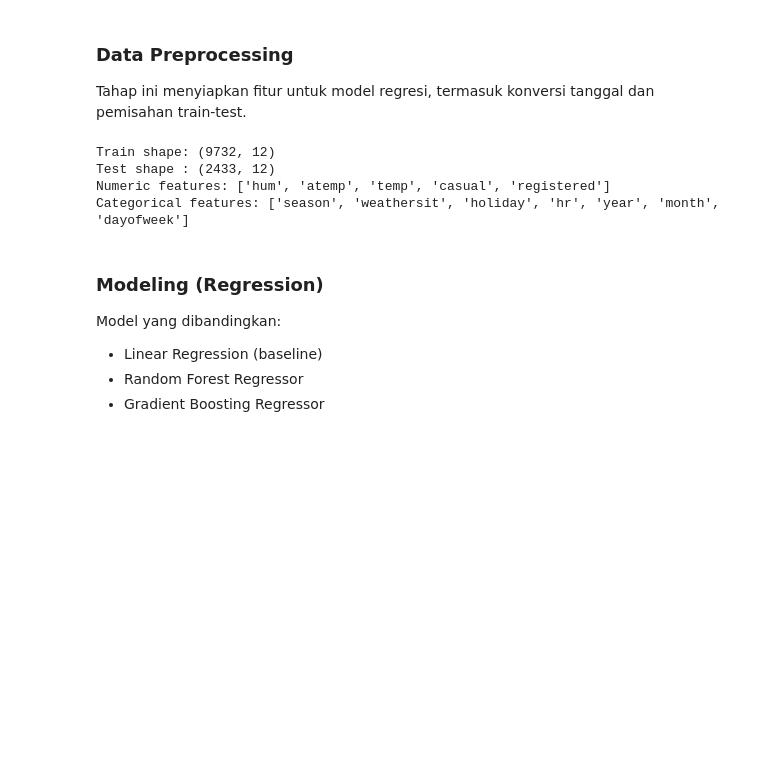
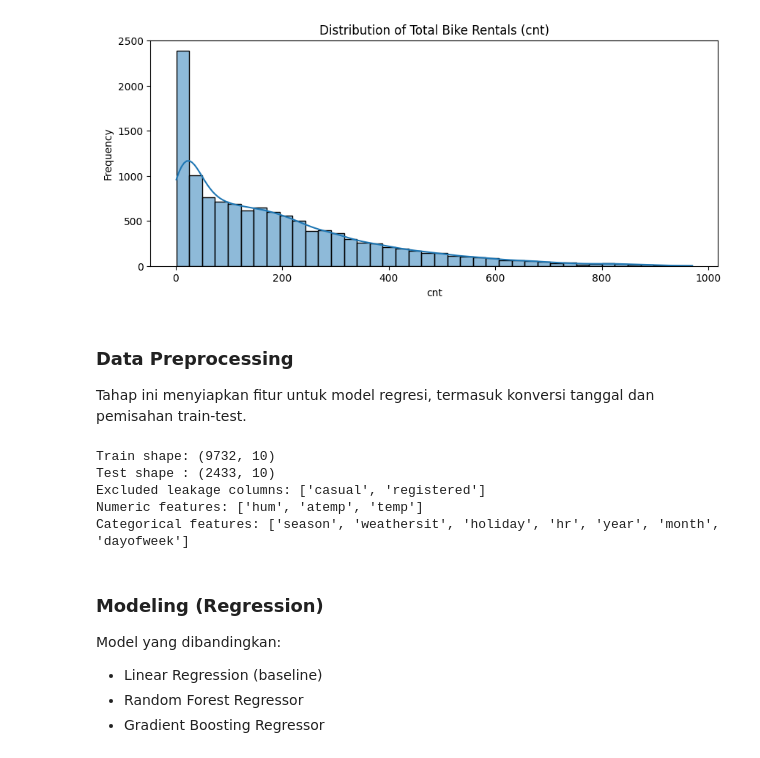
Before and after one commit to yoganino123/Exercise-Purwadhika-, a Jupyter notebook: Module 2/Capstone 2/CapstoneProject_Module2_Regretion.ipynb, the cells around one changed output. Cells and saved outputs as stored; diff of their text form; code cells hidden in the pictures; blank space fills up the shorter version.

```diff
--- a/Module 2/Capstone 2/CapstoneProject_Module2_Regretion.ipynb
+++ b/Module 2/Capstone 2/CapstoneProject_Module2_Regretion.ipynb
@@ -107,8 +220,19 @@ Descriptive stats:
+# %%
+# EDA 1: Target distribution
+plt.figure(figsize=(10, 4))
+sns.histplot(df['cnt'], bins=40, kde=True)
+plt.title('Distribution of Total Bike Rentals (cnt)')
+plt.xlabel('cnt')
+plt.ylabel('Frequency')
+plt.show()
+# %% [output]
+[figure, added]
 # %% [markdown]
 ### Data Preprocessing
 Tahap ini menyiapkan fitur untuk model regresi, termasuk konversi tanggal dan pemisahan train-test.
 # %%
 # Feature engineering and train-test split
+# Exclude columns that can cause target leakage: cnt = casual + registered
 data = df.copy()
 
 data['dteday'] = pd.to_datetime(data['dteday'])
@@ -117,7 +241,8 @@ data['month'] = data['dteday'].dt.month
 data['dayofweek'] = data['dteday'].dt.dayofweek
 
 target_col = 'cnt'
-feature_cols = [c for c in data.columns if c not in [target_col, 'dteday']]
+leakage_cols = ['casual', 'registered']
+feature_cols = [c for c in data.columns if c not in [target_col, 'dteday'] + leakage_cols]
 
 X = data[feature_cols]
 y = data[target_col]
@@ -142,12 +267,14 @@ X_train, X_test, y_train, y_test = train_test_split(
 
 print('Train shape:', X_train.shape)
 print('Test shape :', X_test.shape)
+print('Excluded leakage columns:', leakage_cols)
 print('Numeric features:', numeric_features)
 print('Categorical features:', categorical_features)
 # %% [output]
-Train shape: (9732, 12)
-Test shape : (2433, 12)
-Numeric features: ['hum', 'atemp', 'temp', 'casual', 'registered']
+Train shape: (9732, 10)
+Test shape : (2433, 10)
+Excluded leakage columns: ['casual', 'registered']
+Numeric features: ['hum', 'atemp', 'temp']
 Categorical features: ['season', 'weathersit', 'holiday', 'hr', 'year', 'month', 'dayofweek']
 # %% [markdown]
 ### Modeling (Regression)
```
Also changed, not shown: parts of 9 cells of this notebook.
